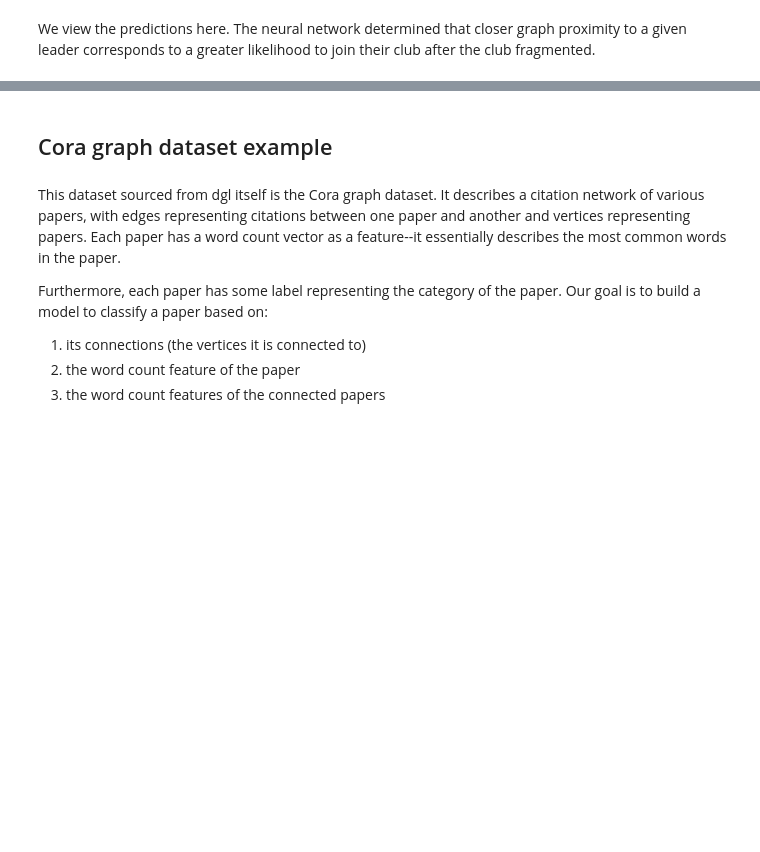
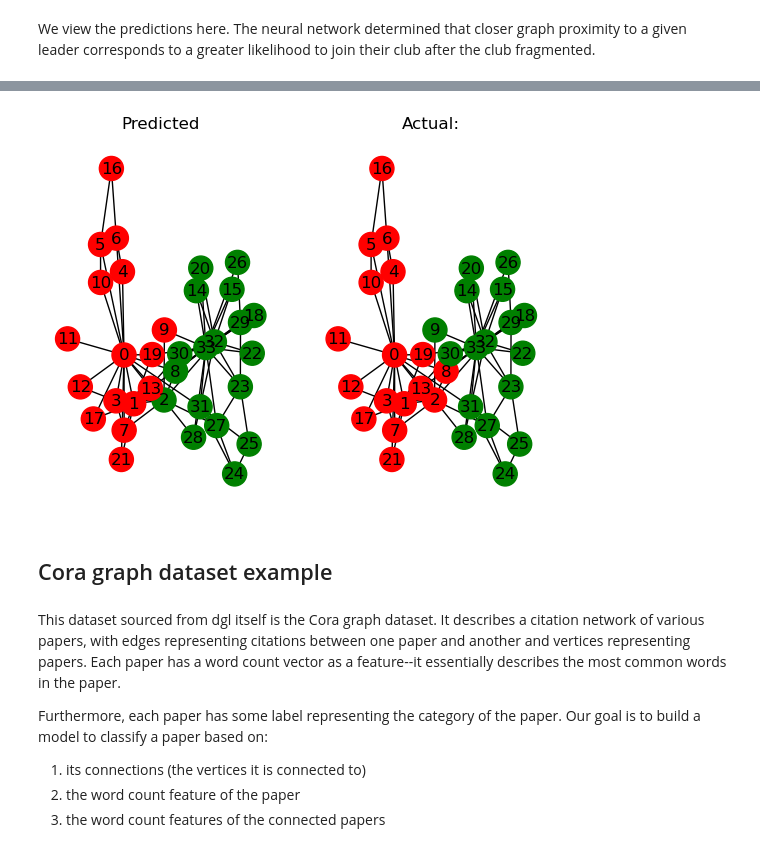
Before and after one commit to cybergis/cybergisx_gnn_examples, a Jupyter notebook: dgl.ipynb, the cells around one changed output, grey strips where cells are left out. Cells and saved outputs as stored; diff of their text form; code cells hidden in the pictures; blank space fills up the shorter version.

```diff
--- a/dgl.ipynb
+++ b/dgl.ipynb
@@ -153,3 +168,13 @@ nx.draw(dgl.to_networkx(graph).to_undirected(), with_labels=True, node_color=['r
+# %%
+# for an easy side-by-side comparison:
+fig, axes = plt.subplots(nrows=1, ncols=2)
+nx.draw(G, ax=axes[0], with_labels=True, node_color=['red' if x == 0 else 'green' for x in preds], pos=pos)
+axes[0].set_title("Predicted")
+nx.draw(G, ax=axes[1], with_labels=True, node_color=['red' if x == 0 else 'green' for x in graph.ndata['label']], pos=pos)
+axes[1].set_title("Actual:")
+plt.show()
+# %% [output]
+[figure, added]
 # %% [markdown]
 ## Cora graph dataset example
 # %% [markdown]
```
Also changed, not shown: parts of 19 cells of this notebook, 2 other files.
